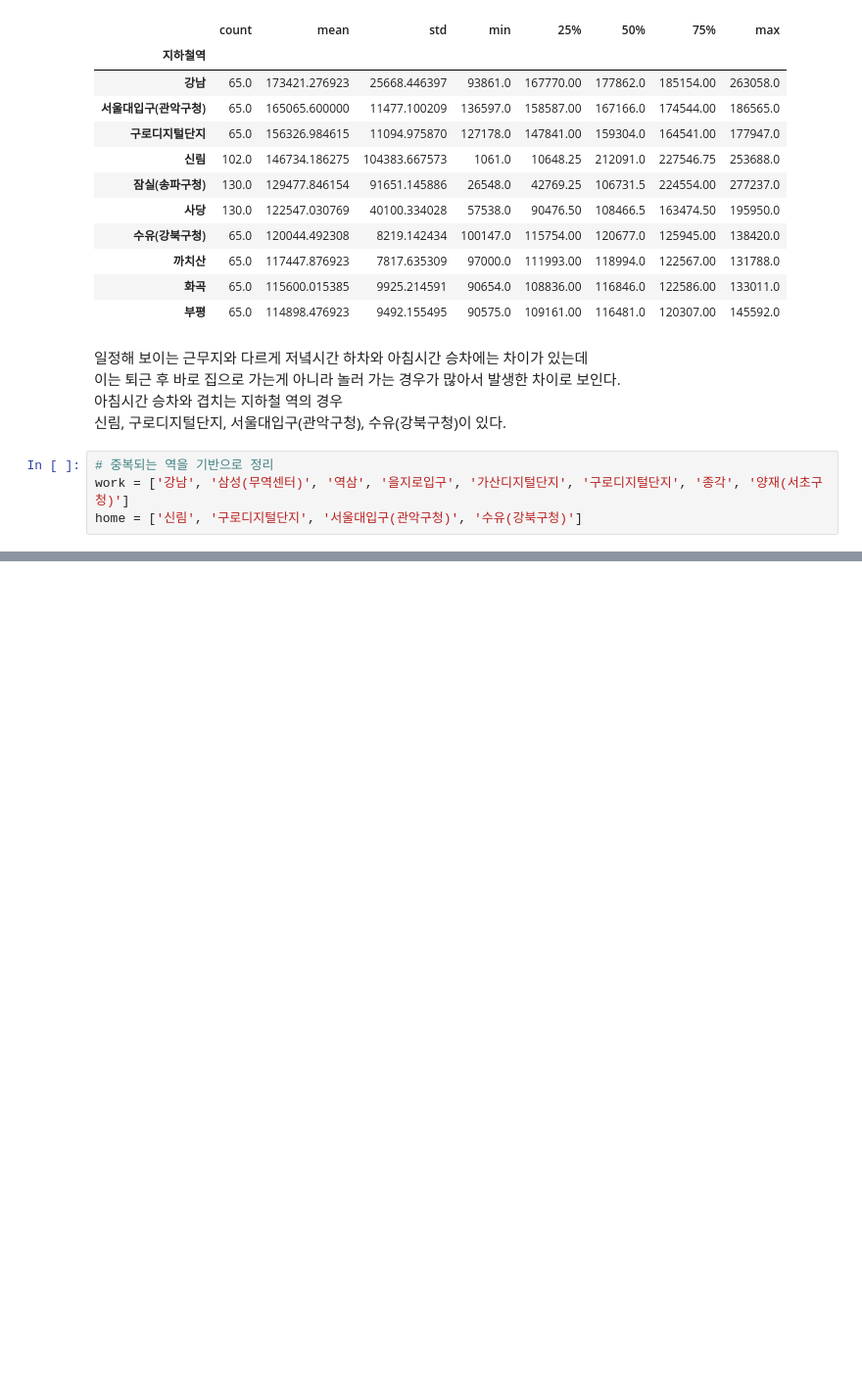
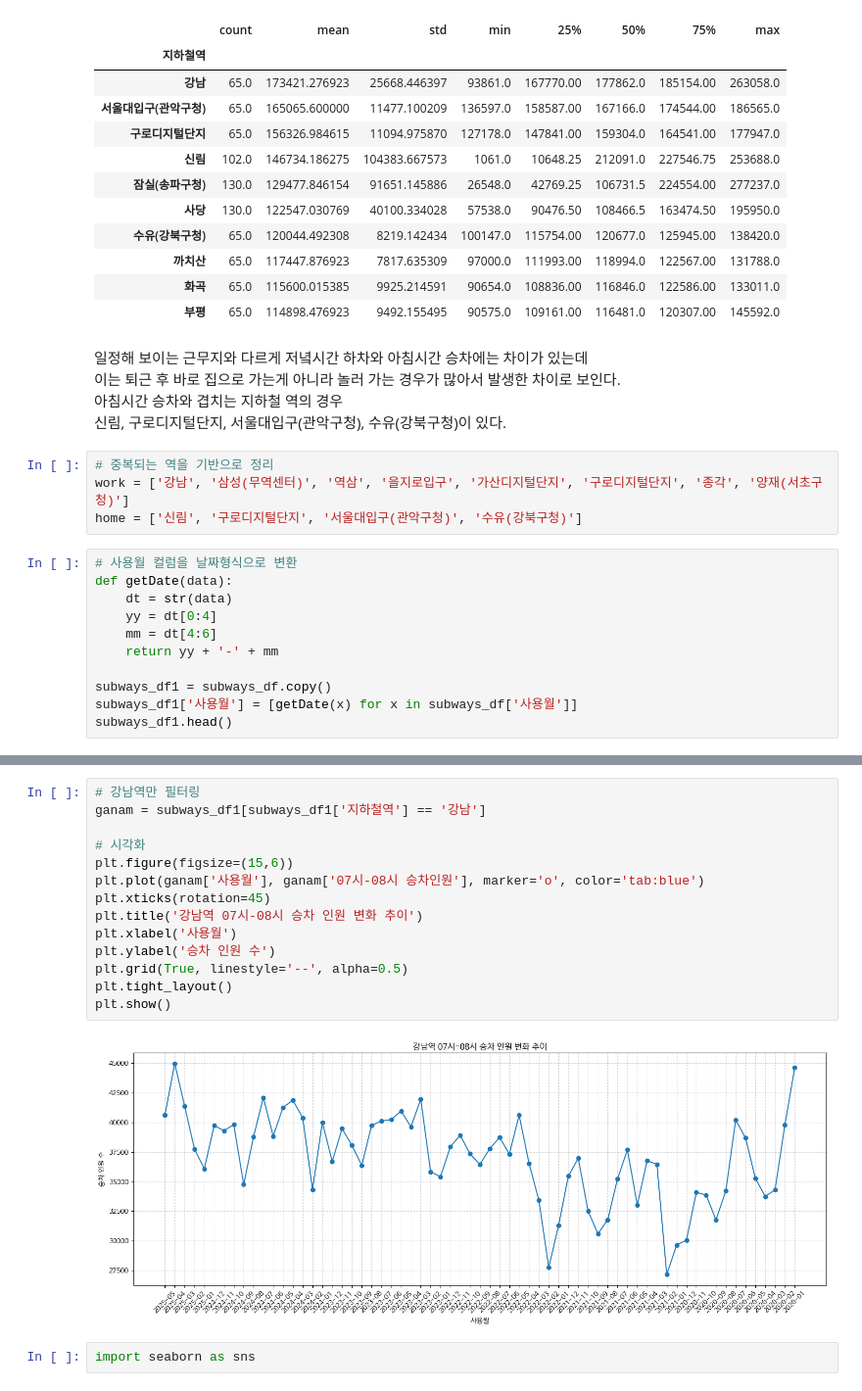
Before and after one commit to Telkem/hipython_rep, a Jupyter notebook: 2_data_anal_subways/보고서.ipynb, the cells around one changed output, grey strips where cells are left out. Shown at 98% size. Drawn from its saved outputs; the diff is of its cells as text; blank space fills up the shorter version.

```diff
--- a/2_data_anal_subways/보고서.ipynb
+++ b/2_data_anal_subways/보고서.ipynb
@@ -213,3 +213,14 @@ subways_df.groupby('지하철역')['18시-19시 하차인원'].describe().sort_v
 # 중복되는 역을 기반으로 정리
 work = ['강남', '삼성(무역센터)', '역삼', '을지로입구', '가산디지털단지', '구로디지털단지', '종각', '양재(서초구청)']
 home = ['신림', '구로디지털단지', '서울대입구(관악구청)', '수유(강북구청)']
+# %%
+# 사용월 컬럼을 날짜형식으로 변환
+def getDate(data):
+    dt = str(data)
+    yy = dt[0:4]
+    mm = dt[4:6]
+    return yy + '-' + mm
+
+subways_df1 = subways_df.copy()
+subways_df1['사용월'] = [getDate(x) for x in subways_df['사용월']]
+subways_df1.head()
@@ -215,0 +234,18 @@ home = ['신림', '구로디지털단지', '서울대입구(관악구청)', '수
+# %%
+# 강남역만 필터링
+ganam = subways_df1[subways_df1['지하철역'] == '강남']
+
+# 시각화
+plt.figure(figsize=(15,6))
+plt.plot(ganam['사용월'], ganam['07시-08시 승차인원'], marker='o', color='tab:blue')
+plt.xticks(rotation=45)
+plt.title('강남역 07시-08시 승차 인원 변화 추이')
+plt.xlabel('사용월')
+plt.ylabel('승차 인원 수')
+plt.grid(True, linestyle='--', alpha=0.5)
+plt.tight_layout()
+plt.show()
+# %% [output]
+[figure, added]
+# %%
+import seaborn as sns
```
Also changed, not shown: parts of 1 cell of this notebook.
